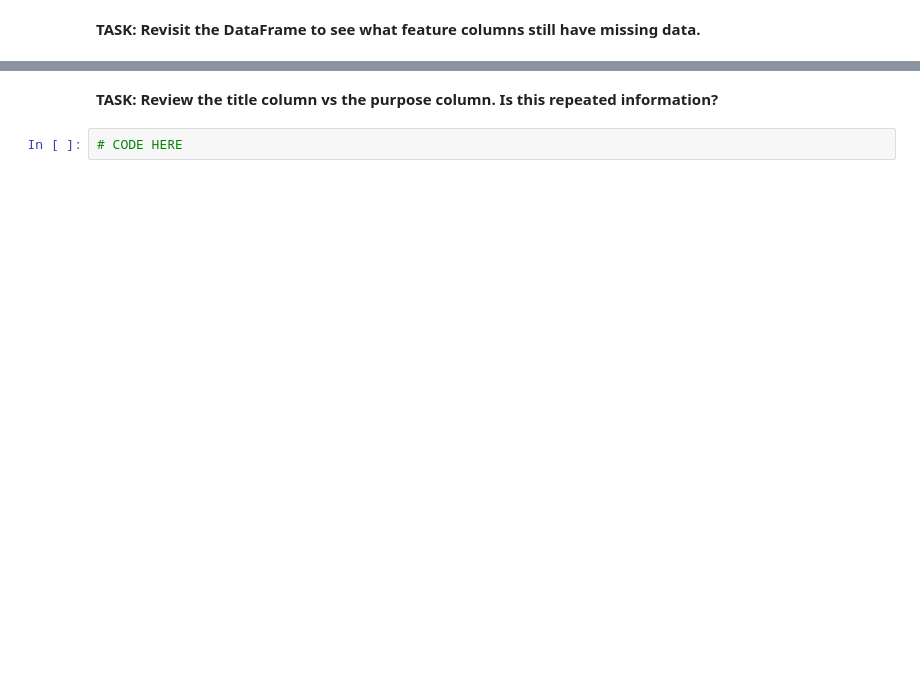
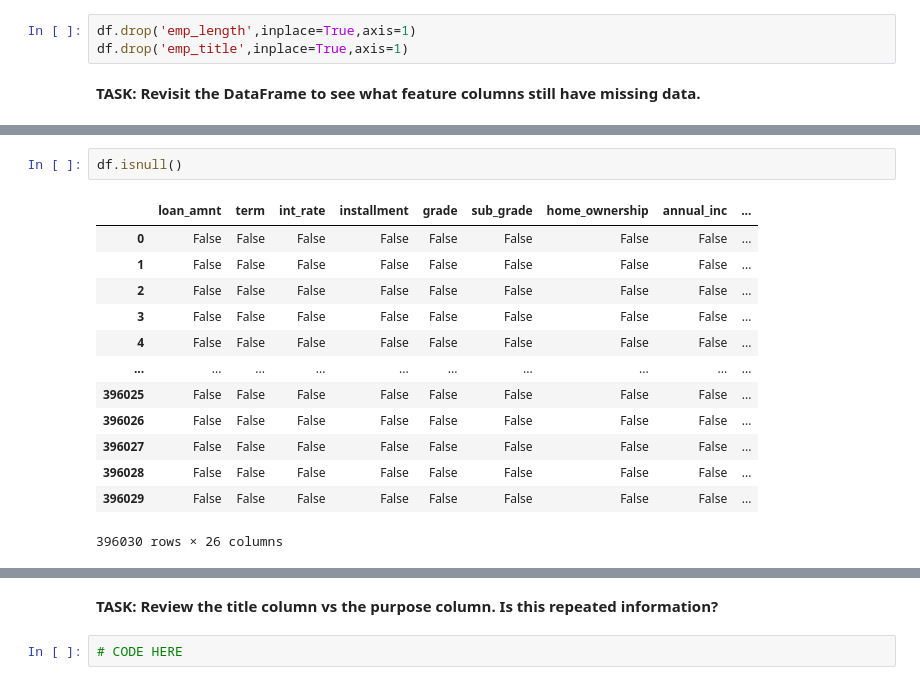
Before and after one commit to AshikurIST/Tessorflow, a Jupyter notebook: 03-Keras-Project-Exercise.ipynb, the cells around one changed output, grey strips where cells are left out. Saved outputs shown, nothing was run; the diff lists cells and outputs as text; blank space fills up the shorter version.

```diff
--- a/03-Keras-Project-Exercise.ipynb
+++ b/03-Keras-Project-Exercise.ipynb
@@ -642,5 +652,8 @@ Name: loan_status, dtype: float64
 **TASK: Charge off rates are extremely similar across all employment lengths. Go ahead and drop the emp_length column.**
 # %%
 # CODE HERE
+# %%
+df.drop('emp_length',inplace=True,axis=1)
+df.drop('emp_title',inplace=True,axis=1)
 # %% [markdown]
 **TASK: Revisit the DataFrame to see what feature columns still have missing data.**
@@ -665,0 +660,16 @@ dtype: int64
+# %%
+df.isnull()
+# %% [output]
+|  | loan_amnt | term | int_rate | installment | grade | sub_grade | home_ownership | annual_inc | ... |
+| 0 | False | False | False | False | False | False | False | False | ... |
+| 1 | False | False | False | False | False | False | False | False | ... |
+| 2 | False | False | False | False | False | False | False | False | ... |
+| 3 | False | False | False | False | False | False | False | False | ... |
+| 4 | False | False | False | False | False | False | False | False | ... |
+| ... | ... | ... | ... | ... | ... | ... | ... | ... | ... |
+| 396025 | False | False | False | False | False | False | False | False | ... |
+| 396026 | False | False | False | False | False | False | False | False | ... |
+| 396027 | False | False | False | False | False | False | False | False | ... |
+| 396028 | False | False | False | False | False | False | False | False | ... |
+| 396029 | False | False | False | False | False | False | False | False | ... |
+396030 rows × 26 columns
```
Also changed, not shown: parts of 27 cells of this notebook.
